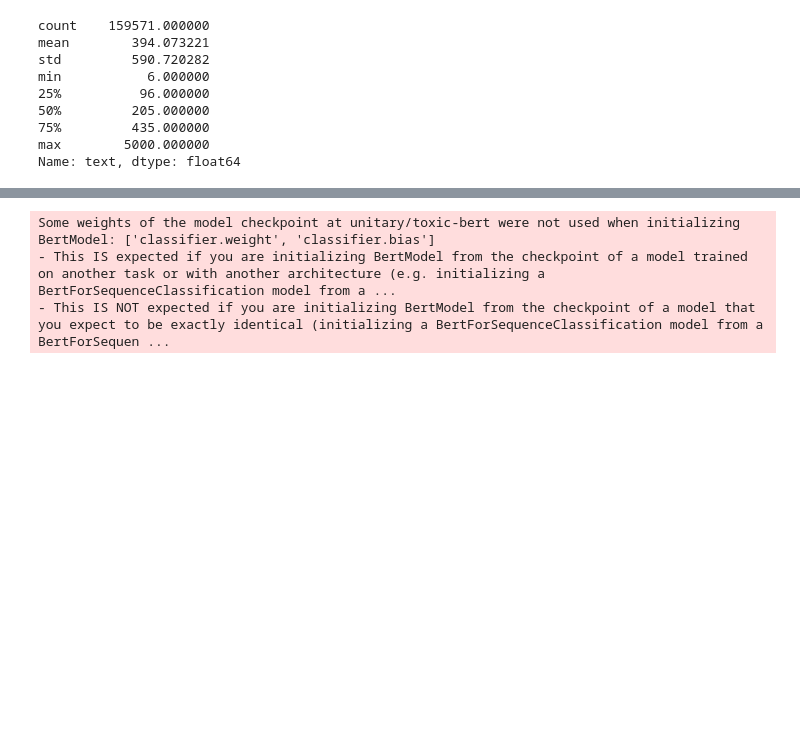
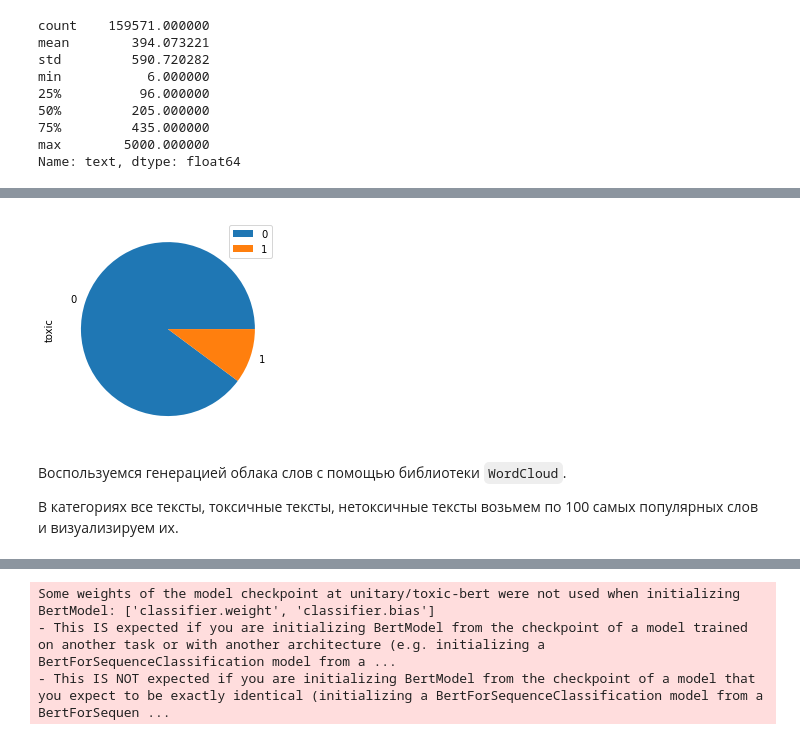
Before and after one commit to artdaal/yandex-practicum-projects, a Jupyter notebook: 13_text_processing/Sentiment_analysis_of_comments.ipynb, the cells around one changed output, grey strips where cells are left out. Drawn from its saved outputs; the diff is of its cells as text; code cells hidden in the pictures; blank space fills up the shorter version.

```diff
--- a/13_text_processing/Sentiment_analysis_of_comments.ipynb
+++ b/13_text_processing/Sentiment_analysis_of_comments.ipynb
@@ -98,0 +98,8 @@ X.shape, y.shape
+# %%
+df['toxic'].value_counts(normalize=True).plot(kind='pie', legend=True);
+# %% [output]
+[figure, added]
+# %% [markdown]
+Воспользуемся генерацией облака слов с помощью библиотеки `WordCloud`.
+
+В категориях все тексты, токсичные тексты, нетоксичные тексты возьмем по 100 самых популярных слов и визуализируем их.
```
Also changed, not shown: parts of 60 cells of this notebook, 1 other file.
